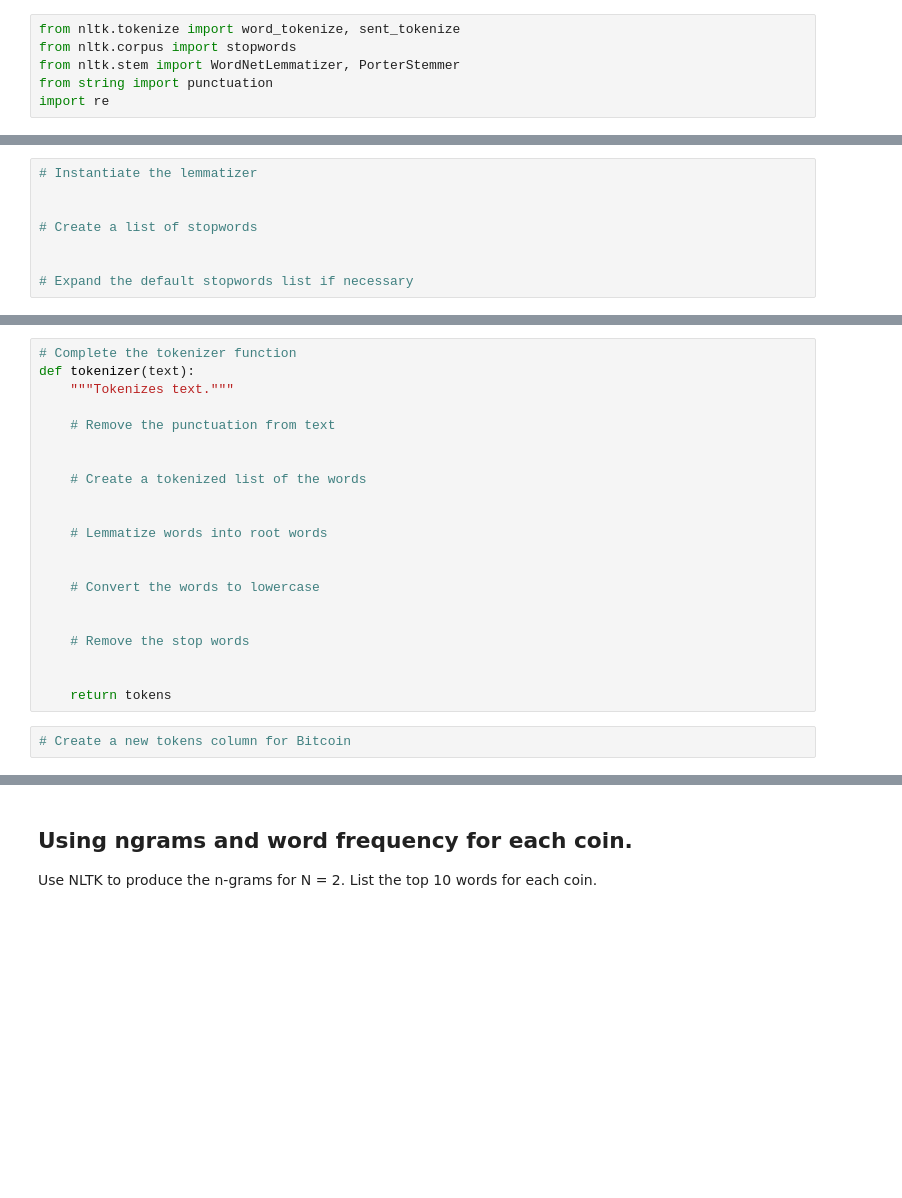
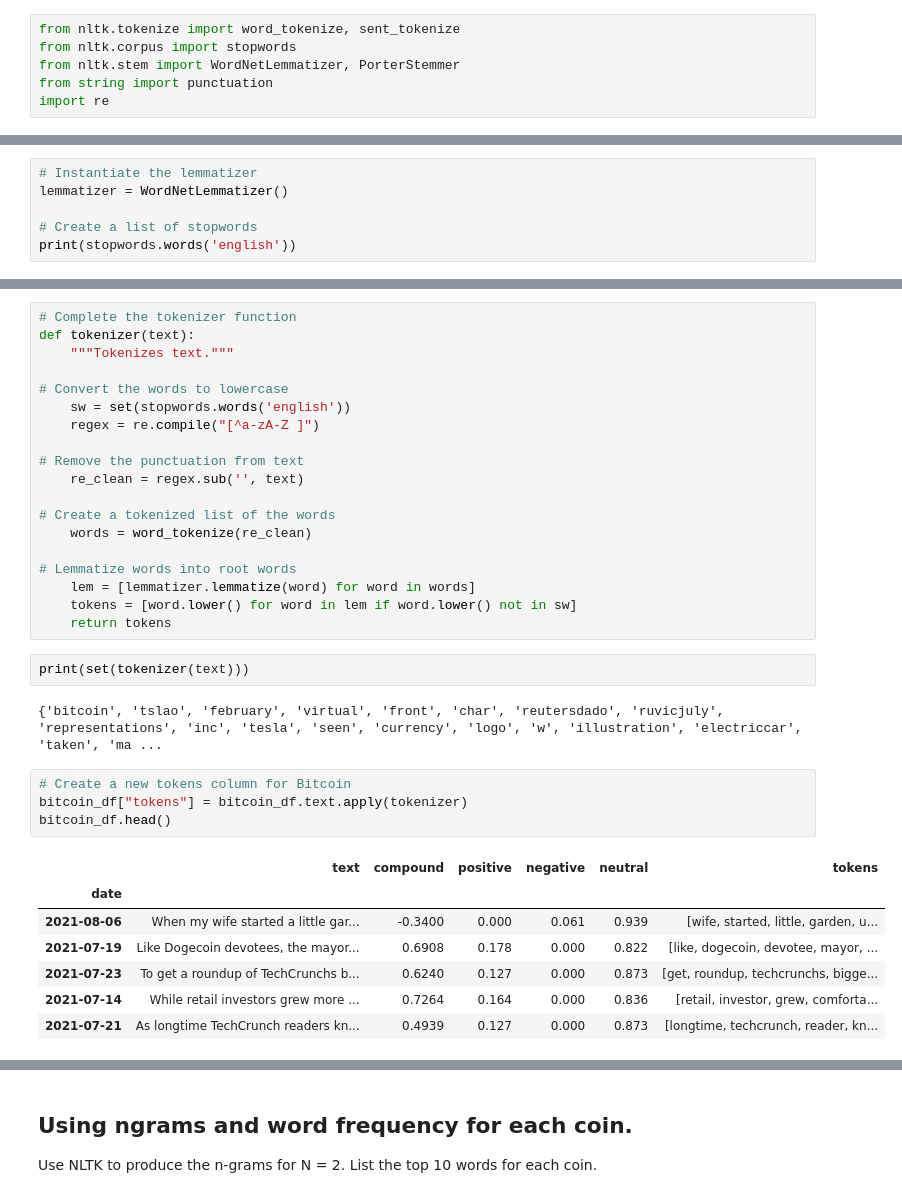
Before and after one commit to yrlbaker/unit12_hw, a Jupyter notebook: NLP/sa_nlp_hw.ipynb, the cells around one changed output, grey strips where cells are left out. Drawn from its saved outputs; the diff is of its cells as text; blank space fills up the shorter version.

Commit message:
Finished tokenizer subsection of NLP Section

```diff
--- a/NLP/sa_nlp_hw.ipynb
+++ b/NLP/sa_nlp_hw.ipynb
@@ -225,8 +238,6 @@ import re
 # %%
 # Instantiate the lemmatizer
-
+lemmatizer = WordNetLemmatizer()
 
 # Create a list of stopwords
-
-
-# Expand the default stopwords list if necessary
+print(stopwords.words('english'))
@@ -235,23 +263,35 @@ import re
 def tokenizer(text):
     """Tokenizes text."""
 
-    # Remove the punctuation from text
+# Convert the words to lowercase
+    sw = set(stopwords.words('english'))
+    regex = re.compile("[^a-zA-Z ]")
 
+# Remove the punctuation from text
+    re_clean = regex.sub('', text)
 
-    # Create a tokenized list of the words
+# Create a tokenized list of the words
+    words = word_tokenize(re_clean)
 
-
-    # Lemmatize words into root words
-
-
-    # Convert the words to lowercase
-
-
-    # Remove the stop words
-
-
+# Lemmatize words into root words
+    lem = [lemmatizer.lemmatize(word) for word in words]
+    tokens = [word.lower() for word in lem if word.lower() not in sw]
     return tokens
+# %%
+print(set(tokenizer(text)))
+# %% [output]
+{'bitcoin', 'tslao', 'february', 'virtual', 'front', 'char', 'reutersdado', 'ruvicjuly', 'representations', 'inc', 'tesla', 'seen', 'currency', 'logo', 'w', 'illustration', 'electriccar', 'taken', 'ma ...
 # %%
 # Create a new tokens column for Bitcoin
+bitcoin_df["tokens"] = bitcoin_df.text.apply(tokenizer)
+bitcoin_df.head()
+# %% [output]
+|  | text | compound | positive | negative | neutral | tokens |
+| date |  |  |  |  |  |  |
+| 2021-08-06 | When my wife started a little gar... | -0.3400 | 0.000 | 0.061 | 0.939 | [wife, started, little, garden, u... |
+| 2021-07-19 | Like Dogecoin devotees, the mayor... | 0.6908 | 0.178 | 0.000 | 0.822 | [like, dogecoin, devotee, mayor, ... |
+| 2021-07-23 | To get a roundup of TechCrunchs b... | 0.6240 | 0.127 | 0.000 | 0.873 | [get, roundup, techcrunchs, bigge... |
+| 2021-07-14 | While retail investors grew more ... | 0.7264 | 0.164 | 0.000 | 0.836 | [retail, investor, grew, comforta... |
+| 2021-07-21 | As longtime TechCrunch readers kn... | 0.4939 | 0.127 | 0.000 | 0.873 | [longtime, techcrunch, reader, kn... |
 # %%
 # Create a new tokens column for Ethereum
```
Also changed, not shown: parts of 12 cells of this notebook.
